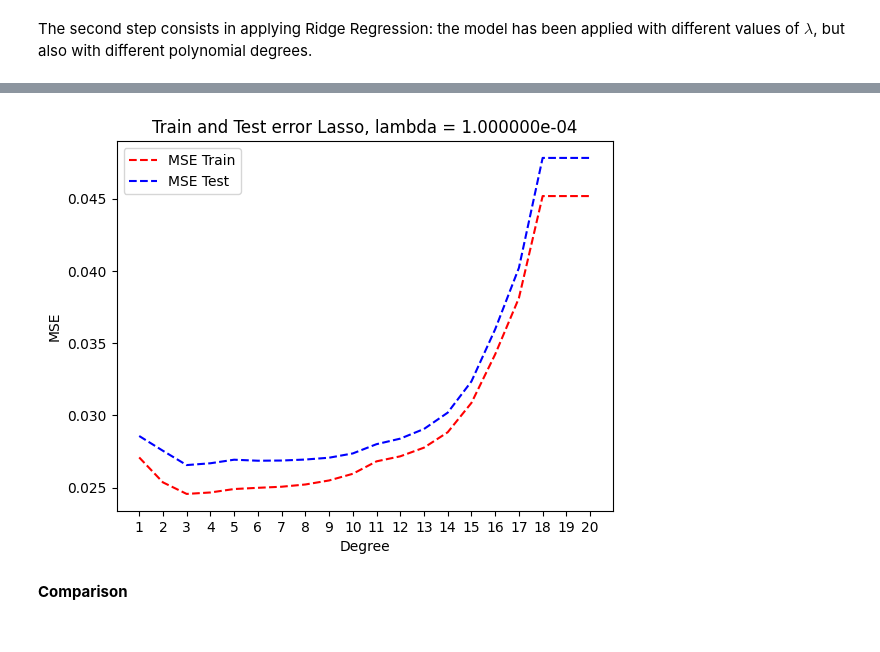
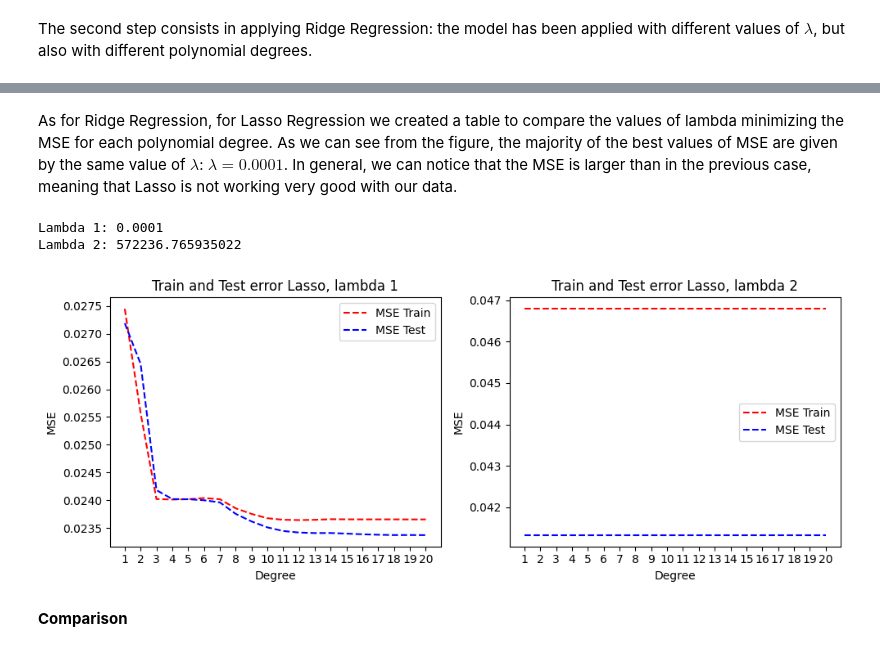
Before and after one commit to alessiasanfelici/FYS-STK4155, a Jupyter notebook: Project bozza/Exercise g.ipynb, the cells around one changed output, grey strips where cells are left out. Cells and saved outputs as stored; diff of their text form; code cells hidden in the pictures.

```diff
--- a/Project bozza/Exercise g.ipynb
+++ b/Project bozza/Exercise g.ipynb
@@ -350,17 +328,39 @@ MSE_Lasso_df
-# %%
-# Plot for lambda = 1.000000e-04
-plt.figure()
-plt.plot(range(1, maxdegree+1), MSE_train_Lasso[0], 'r--', label = 'MSE Train')
-plt.plot(range(1, maxdegree+1), MSE_test_Lasso[0], 'b--', label = 'MSE Test')
-plt.xlabel('Degree')
-plt.ylabel('MSE')
-plt.xticks(ticks = range(1, maxdegree + 1))
-plt.title('Train and Test error Lasso, lambda = 1.000000e-04')
-plt.legend()
-plt.savefig("Ridge_lambda_1.png")
-plt.show()
-# %% [output]
-[figure, removed]
+# %% [markdown]
+As for Ridge Regression, for Lasso Regression we created a table to compare the values of lambda minimizing the MSE for each polynomial degree. As we can see from the figure, the majority of the best values of MSE are given by the same value of $\lambda$: $\lambda = 0.0001$. In general, we can notice that the MSE is larger than in the previous case, meaning that Lasso is not working very good with our data.
+# %%
+print("Lambda 1:", lambdas[0])
+print("Lambda 2:", lambdas[69])
+# %% [output]
+Lambda 1: 0.0001
+Lambda 2: 572236.765935022
+# %%
+fig, axs = plt.subplots(1, 2, figsize = (10, 4))
+
+# Plot for lambda = 0.0001
+axs[0].plot(range(1, maxdegree + 1), MSE_train_Lasso[0], 'r--', label='MSE Train')
+axs[0].plot(range(1, maxdegree + 1), MSE_test_Lasso[0], 'b--', label='MSE Test')
+axs[0].set_xlabel('Degree')
+axs[0].set_ylabel('MSE')
+axs[0].set_xticks(ticks = range(1, maxdegree + 1))
+axs[0].set_title('Train and Test error Lasso, lambda 1')
+axs[0].legend()
+
+# Plot for lambda = 572236.765935022
+axs[1].plot(range(1, maxdegree + 1), MSE_train_Lasso[69], 'r--', label='MSE Train')
+axs[1].plot(range(1, maxdegree + 1), MSE_test_Lasso[69], 'b--', label='MSE Test')
+axs[1].set_xlabel('Degree')
+axs[1].set_ylabel('MSE')
+axs[1].set_title('Train and Test error Lasso, lambda 2')
+axs[1].set_xticks(ticks = range(1, maxdegree + 1))
+axs[1].legend()
+
+plt.tight_layout()
+plt.savefig("Ridge_lambda_comparison.png")
+
+# Show the figure
+plt.show()
+# %% [output]
+[figure, added]
 # %% [markdown]
 **Comparison**
 # %% [markdown]
```
Also changed, not shown: parts of 12 cells of this notebook, 5 other files.
